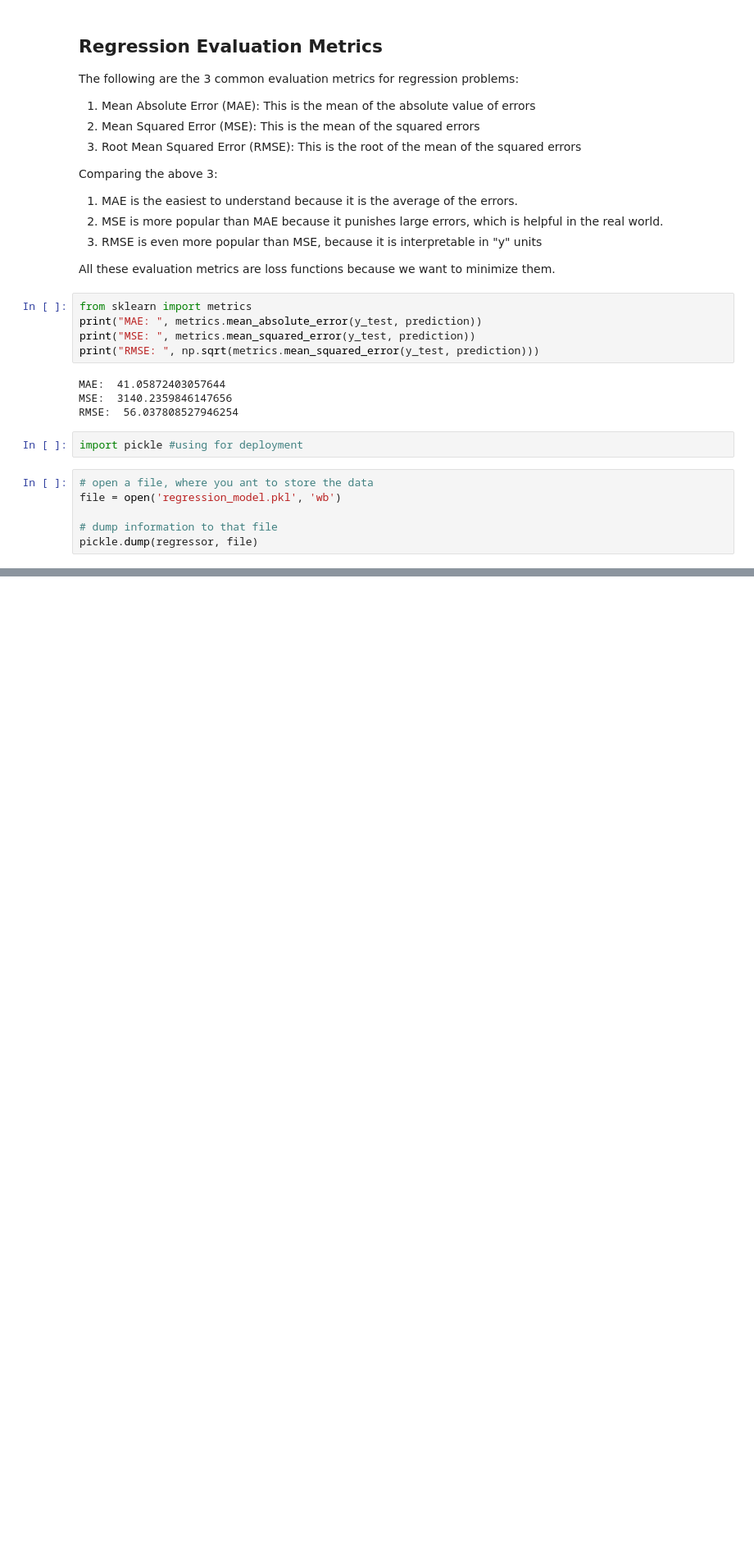
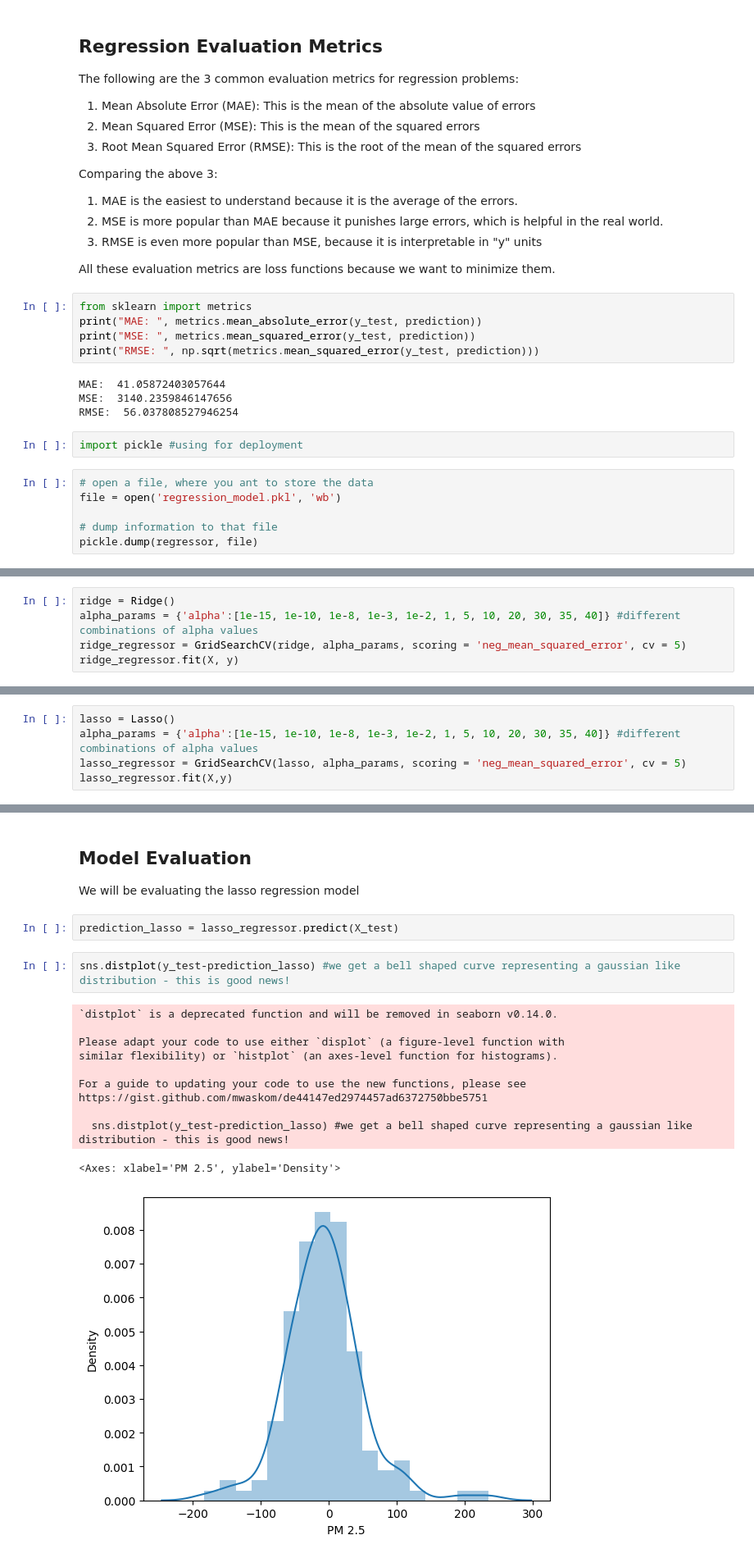
Before and after one commit to palakprashant01/AQI_Prediction, a Jupyter notebook: Lasso&RidgeRegression.ipynb, the cells around one changed output, grey strips where cells are left out. Shown at 82% size. Saved outputs shown, nothing was run; the diff lists cells and outputs as text; blank space fills up the shorter version.

Commit message:
linear, ridge, and lasso regression files added

```diff
--- a/Lasso&RidgeRegression.ipynb
+++ b/Lasso&RidgeRegression.ipynb
@@ -248,0 +270,5 @@ pickle.dump(regressor, file)
+# %%
+ridge = Ridge()
+alpha_params = {'alpha':[1e-15, 1e-10, 1e-8, 1e-3, 1e-2, 1, 5, 10, 20, 30, 35, 40]} #different combinations of alpha values
+ridge_regressor = GridSearchCV(ridge, alpha_params, scoring = 'neg_mean_squared_error', cv = 5)
+ridge_regressor.fit(X, y)
@@ -248,0 +291,5 @@ pickle.dump(regressor, file)
+# %%
+lasso = Lasso()
+alpha_params = {'alpha':[1e-15, 1e-10, 1e-8, 1e-3, 1e-2, 1, 5, 10, 20, 30, 35, 40]} #different combinations of alpha values
+lasso_regressor = GridSearchCV(lasso, alpha_params, scoring = 'neg_mean_squared_error', cv = 5)
+lasso_regressor.fit(X,y)
@@ -248,0 +307,19 @@ pickle.dump(regressor, file)
+# %% [markdown]
+## Model Evaluation ##
+We will be evaluating the lasso regression model
+# %%
+prediction_lasso = lasso_regressor.predict(X_test)
+# %%
+sns.distplot(y_test-prediction_lasso) #we get a bell shaped curve representing a gaussian like distribution - this is good news!
+# %% [output]
+`distplot` is a deprecated function and will be removed in seaborn v0.14.0.
+
+Please adapt your code to use either `displot` (a figure-level function with
+similar flexibility) or `histplot` (an axes-level function for histograms).
+
+For a guide to updating your code to use the new functions, please see
+https://gist.github.com/mwaskom/de44147ed2974457ad6372750bbe5751
+
+  sns.distplot(y_test-prediction_lasso) #we get a bell shaped curve representing a gaussian like distribution - this is good news!
+<Axes: xlabel='PM 2.5', ylabel='Density'>
+[figure, added]
```
Also changed, not shown: parts of 22 cells of this notebook.
